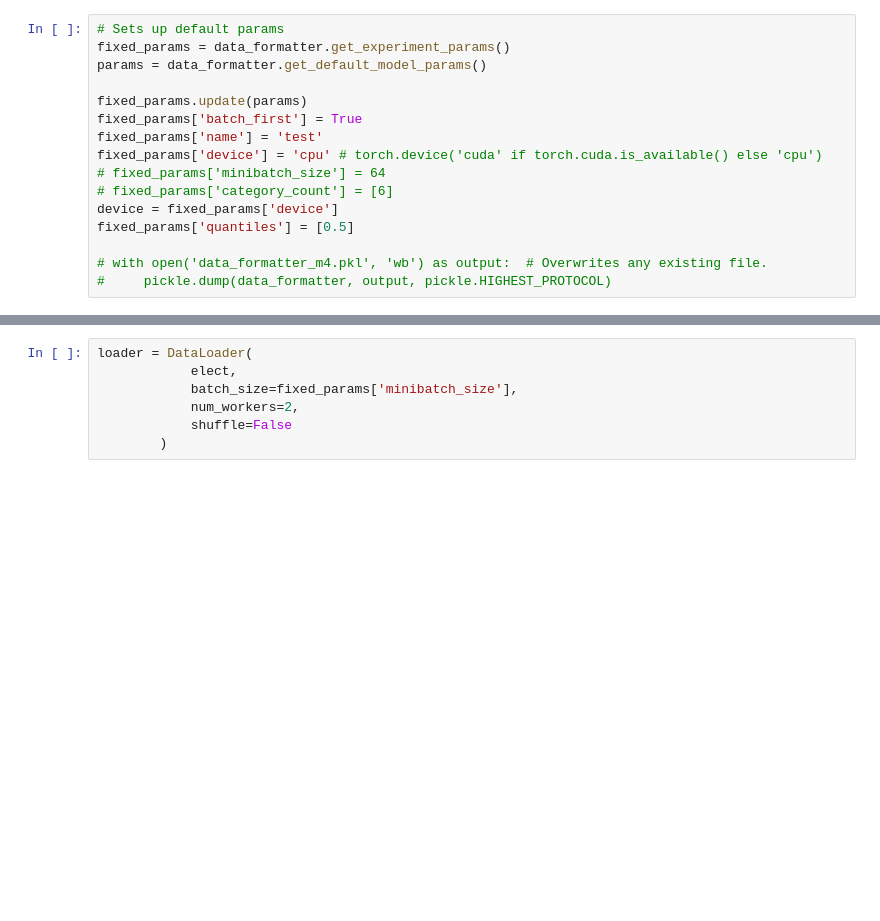
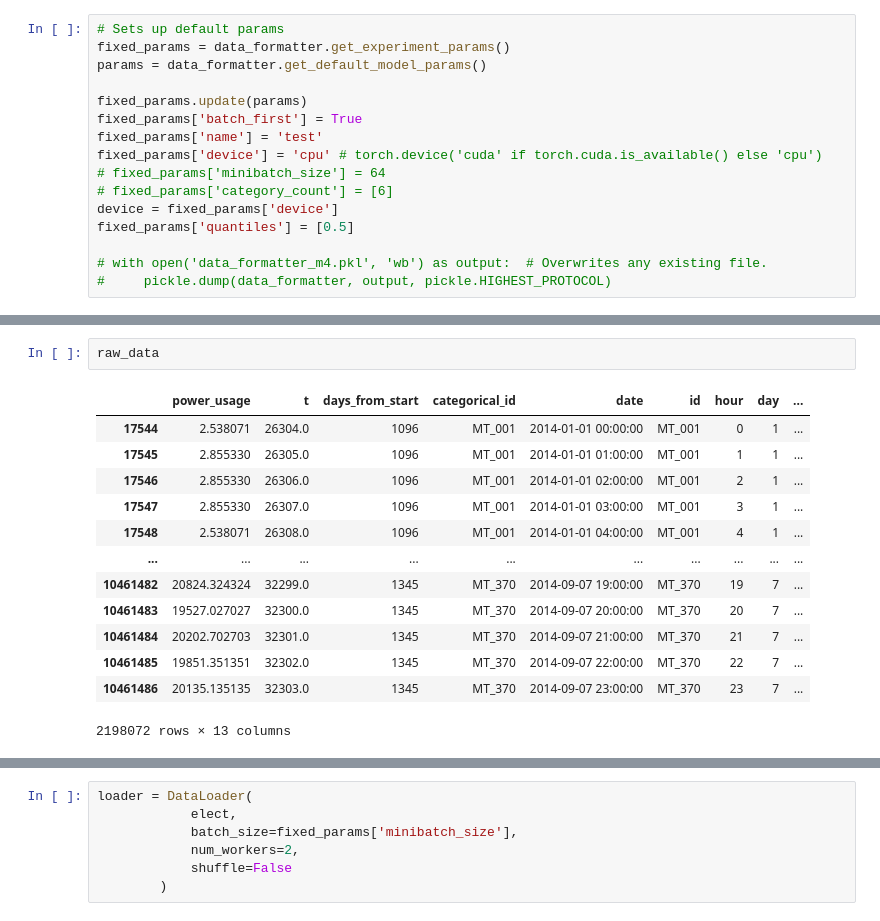
Before and after one commit to mavarick/tft, a Jupyter notebook: trainer_electricity.ipynb, the cells around one changed output, grey strips where cells are left out. Drawn from its saved outputs; the diff is of its cells as text; blank space fills up the shorter version.

```diff
--- a/trainer_electricity.ipynb
+++ b/trainer_electricity.ipynb
@@ -58,0 +172,16 @@ fixed_params['quantiles'] = [0.5]
+# %%
+raw_data
+# %% [output]
+|  | power_usage | t | days_from_start | categorical_id | date | id | hour | day | ... |
+| 17544 | 2.538071 | 26304.0 | 1096 | MT_001 | 2014-01-01 00:00:00 | MT_001 | 0 | 1 | ... |
+| 17545 | 2.855330 | 26305.0 | 1096 | MT_001 | 2014-01-01 01:00:00 | MT_001 | 1 | 1 | ... |
+| 17546 | 2.855330 | 26306.0 | 1096 | MT_001 | 2014-01-01 02:00:00 | MT_001 | 2 | 1 | ... |
+| 17547 | 2.855330 | 26307.0 | 1096 | MT_001 | 2014-01-01 03:00:00 | MT_001 | 3 | 1 | ... |
+| 17548 | 2.538071 | 26308.0 | 1096 | MT_001 | 2014-01-01 04:00:00 | MT_001 | 4 | 1 | ... |
+| ... | ... | ... | ... | ... | ... | ... | ... | ... | ... |
+| 10461482 | 20824.324324 | 32299.0 | 1345 | MT_370 | 2014-09-07 19:00:00 | MT_370 | 19 | 7 | ... |
+| 10461483 | 19527.027027 | 32300.0 | 1345 | MT_370 | 2014-09-07 20:00:00 | MT_370 | 20 | 7 | ... |
+| 10461484 | 20202.702703 | 32301.0 | 1345 | MT_370 | 2014-09-07 21:00:00 | MT_370 | 21 | 7 | ... |
+| 10461485 | 19851.351351 | 32302.0 | 1345 | MT_370 | 2014-09-07 22:00:00 | MT_370 | 22 | 7 | ... |
+| 10461486 | 20135.135135 | 32303.0 | 1345 | MT_370 | 2014-09-07 23:00:00 | MT_370 | 23 | 7 | ... |
+2198072 rows × 13 columns
```
Also changed, not shown: parts of 33 cells of this notebook, 8 other files.
